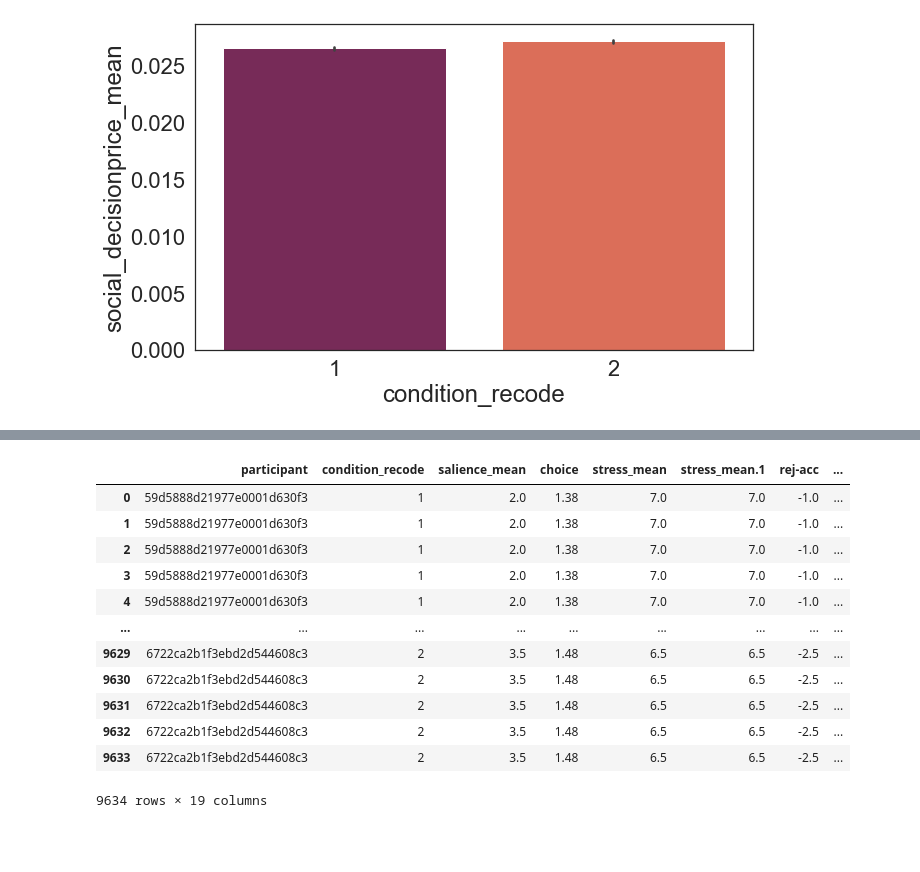
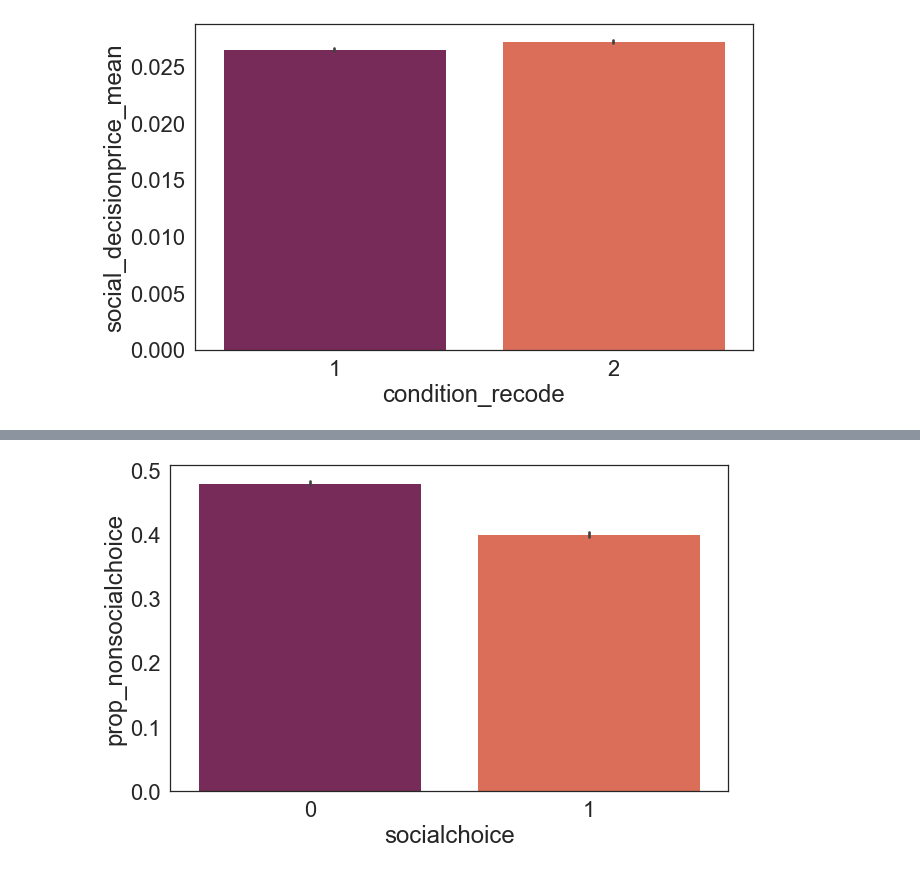
Before and after one commit to fareri-lab/WTP_Rejection_Choice_Pub, a Jupyter notebook: t_test_analyses.ipynb, the cells around one changed output, grey strips where cells are left out. Saved outputs shown, nothing was run; the diff lists cells and outputs as text; code cells hidden in the pictures; blank space fills up the shorter version.

```diff
--- a/t_test_analyses.ipynb
+++ b/t_test_analyses.ipynb
@@ -415,16 +450,11 @@ totalspent.figure.savefig('totalspent_social.png',bbox_inches='tight')
-# %%
-display(longformdata)
-# %% [output]
-|  | participant | condition_recode | salience_mean | choice | stress_mean | stress_mean.1 | rej-acc | ... |
-| 0 | 59d5888d21977e0001d630f3 | 1 | 2.0 | 1.38 | 7.0 | 7.0 | -1.0 | ... |
-| 1 | 59d5888d21977e0001d630f3 | 1 | 2.0 | 1.38 | 7.0 | 7.0 | -1.0 | ... |
-| 2 | 59d5888d21977e0001d630f3 | 1 | 2.0 | 1.38 | 7.0 | 7.0 | -1.0 | ... |
-| 3 | 59d5888d21977e0001d630f3 | 1 | 2.0 | 1.38 | 7.0 | 7.0 | -1.0 | ... |
-| 4 | 59d5888d21977e0001d630f3 | 1 | 2.0 | 1.38 | 7.0 | 7.0 | -1.0 | ... |
-| ... | ... | ... | ... | ... | ... | ... | ... | ... |
-| 9629 | 6722ca2b1f3ebd2d544608c3 | 2 | 3.5 | 1.48 | 6.5 | 6.5 | -2.5 | ... |
-| 9630 | 6722ca2b1f3ebd2d544608c3 | 2 | 3.5 | 1.48 | 6.5 | 6.5 | -2.5 | ... |
-| 9631 | 6722ca2b1f3ebd2d544608c3 | 2 | 3.5 | 1.48 | 6.5 | 6.5 | -2.5 | ... |
-| 9632 | 6722ca2b1f3ebd2d544608c3 | 2 | 3.5 | 1.48 | 6.5 | 6.5 | -2.5 | ... |
-| 9633 | 6722ca2b1f3ebd2d544608c3 | 2 | 3.5 | 1.48 | 6.5 | 6.5 | -2.5 | ... |
-9634 rows × 19 columns
+# %%
+plt.figure(figsize=(10,6))
+sns.set(font_scale=2)
+sns.set_style('white')
+prop_social = sns.barplot(x='socialchoice', y='prop_nonsocialchoice', palette='rocket',data= longformdata) #hue='order')#,errorbar=('ci', 68))
+#choiceplot.set_ylabel('Self Choice %')
+#sns.set_style('white')
+#choiceplot.set_ylim(0,1)
+prop_social.figure.savefig('prop_social.png',bbox_inches='tight')
+# %% [output]
+[figure, added]
```
Also changed, not shown: parts of 26 cells of this notebook, 3 other files.
